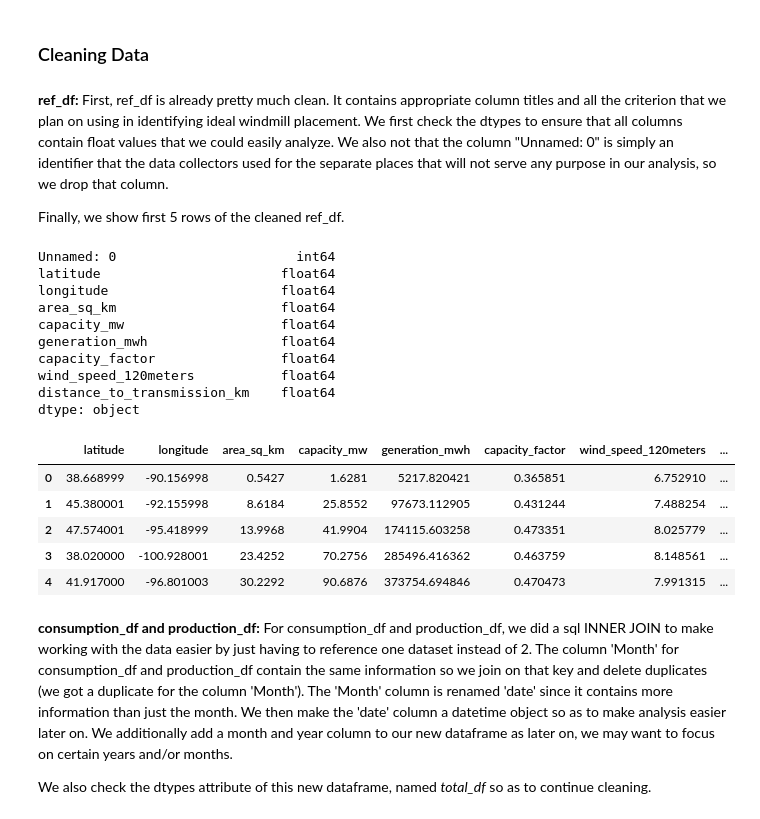
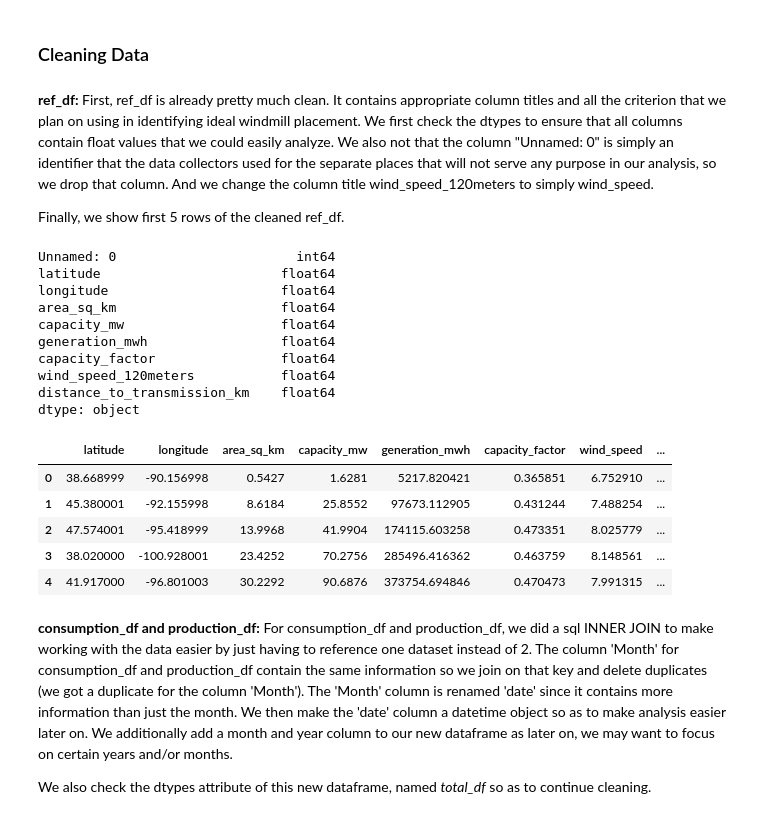
Before and after one commit to akkij26/info_2950, a Jupyter notebook: Phase_2_final.ipynb, the cells around one changed output. Cells and saved outputs as stored; diff of their text form; code cells hidden in the pictures.

```diff
--- a/Phase_2_final.ipynb
+++ b/Phase_2_final.ipynb
@@ -62,30 +80,33 @@ us_total_df = pd.read_csv("total_renewable.csv")
 # %% [markdown]
 ### Cleaning Data
 # %% [markdown]
-**ref_df:** First, ref_df is already pretty much clean. It contains appropriate column titles and all the criterion that we plan on using in identifying ideal windmill placement. We first check the dtypes to ensure that all columns contain float values that we could easily analyze. We also not that the column "Unnamed: 0" is simply an identifier that the data collectors used for the separate places that will not serve any purpose in our analysis, so we drop that column.
+**ref_df:** First, ref_df is already pretty much clean. It contains appropriate column titles and all the criterion that we plan on using in identifying ideal windmill placement. We first check the dtypes to ensure that all columns contain float values that we could easily analyze. We also not that the column "Unnamed: 0" is simply an identifier that the data collectors used for the separate places that will not serve any purpose in our analysis, so we drop that column. And we change the column title wind_speed_120meters to simply wind_speed.
 
 Finally, we show first 5 rows of the cleaned ref_df.
 # %%
 #check ref_df dtypes
 print(ref_df.dtypes)
 
 #drop unneeded first column
 ref_df = ref_df.drop('Unnamed: 0', axis = 1)
 
+#rename wind_speed_120meters column
+ref_df = ref_df.rename(columns={"wind_speed_120meters": "wind_speed"})
+
 #show first 5 columns of cleaned dataset
 ref_df.head()
 # %% [output]
 Unnamed: 0                       int64
 latitude                       float64
 longitude                      float64
 area_sq_km                     float64
 capacity_mw                    float64
 generation_mwh                 float64
 capacity_factor                float64
 wind_speed_120meters           float64
 distance_to_transmission_km    float64
 dtype: object
-|  | latitude | longitude | area_sq_km | capacity_mw | generation_mwh | capacity_factor | wind_speed_120meters | ... |
+|  | latitude | longitude | area_sq_km | capacity_mw | generation_mwh | capacity_factor | wind_speed | ... |
 | 0 | 38.668999 | -90.156998 | 0.5427 | 1.6281 | 5217.820421 | 0.365851 | 6.752910 | ... |
 | 1 | 45.380001 | -92.155998 | 8.6184 | 25.8552 | 97673.112905 | 0.431244 | 7.488254 | ... |
 | 2 | 47.574001 | -95.418999 | 13.9968 | 41.9904 | 174115.603258 | 0.473351 | 8.025779 | ... |
```
Also changed, not shown: parts of 18 cells of this notebook.
